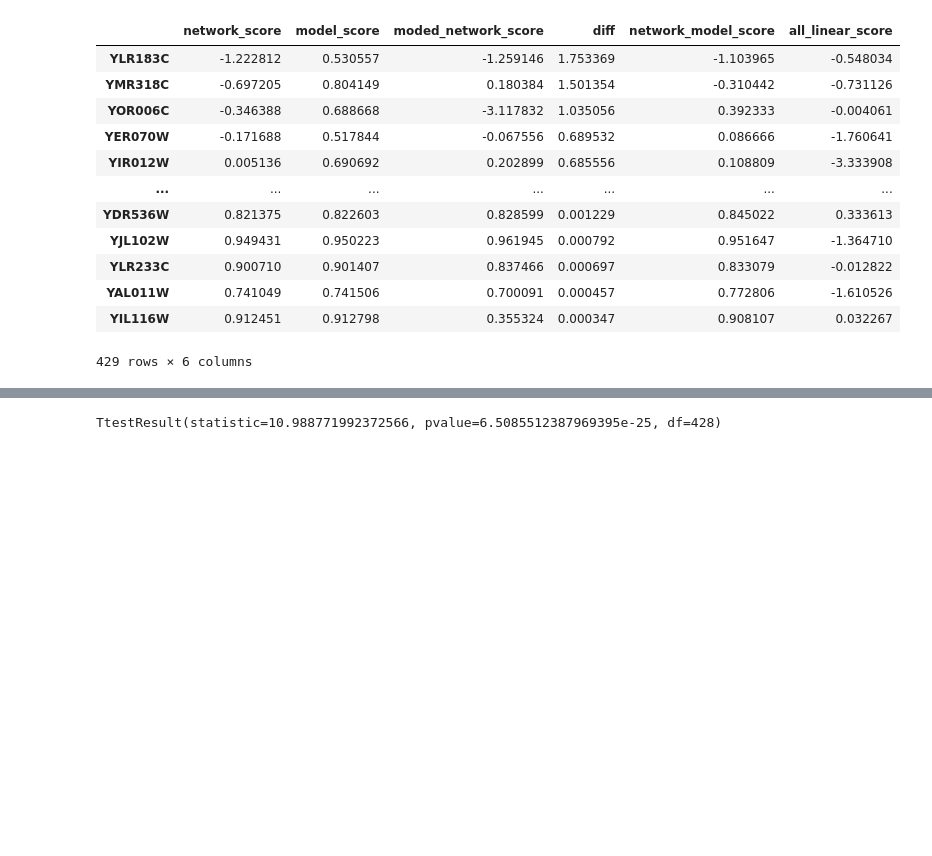
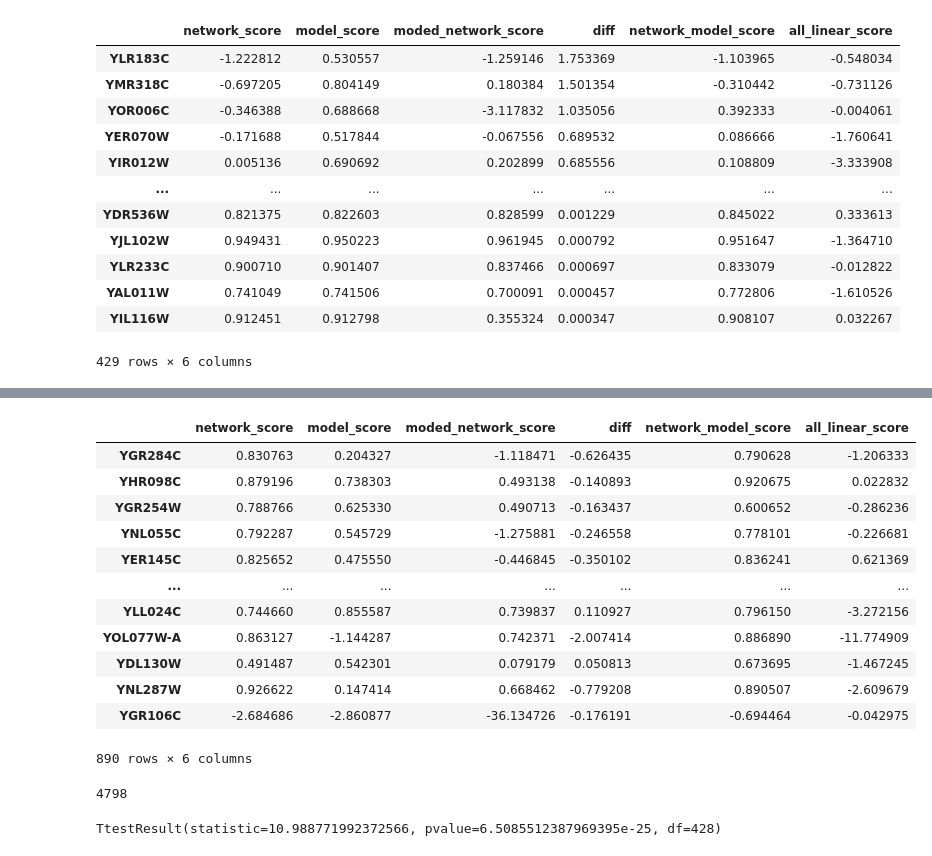
Before and after one commit to IcyFermion/feature_synergy, a Jupyter notebook: network_v_model/yeast_model_network.ipynb, the cells around one changed output, grey strips where cells are left out. Drawn from its saved outputs; the diff is of its cells as text; code cells hidden in the pictures; blank space fills up the shorter version.

```diff
--- a/network_v_model/yeast_model_network.ipynb
+++ b/network_v_model/yeast_model_network.ipynb
@@ -233,3 +279,27 @@ select_df
+# %%
+highly_expressed_out_df
+# %% [output]
+|  | network_score | model_score | moded_network_score | diff | network_model_score | all_linear_score |
+| YGR284C | 0.830763 | 0.204327 | -1.118471 | -0.626435 | 0.790628 | -1.206333 |
+| YHR098C | 0.879196 | 0.738303 | 0.493138 | -0.140893 | 0.920675 | 0.022832 |
+| YGR254W | 0.788766 | 0.625330 | 0.490713 | -0.163437 | 0.600652 | -0.286236 |
+| YNL055C | 0.792287 | 0.545729 | -1.275881 | -0.246558 | 0.778101 | -0.226681 |
+| YER145C | 0.825652 | 0.475550 | -0.446845 | -0.350102 | 0.836241 | 0.621369 |
+| ... | ... | ... | ... | ... | ... | ... |
+| YLL024C | 0.744660 | 0.855587 | 0.739837 | 0.110927 | 0.796150 | -3.272156 |
+| YOL077W-A | 0.863127 | -1.144287 | 0.742371 | -2.007414 | 0.886890 | -11.774909 |
+| YDL130W | 0.491487 | 0.542301 | 0.079179 | 0.050813 | 0.673695 | -1.467245 |
+| YNL287W | 0.926622 | 0.147414 | 0.668462 | -0.779208 | 0.890507 | -2.609679 |
+| YGR106C | -2.684686 | -2.860877 | -36.134726 | -0.176191 | -0.694464 | -0.042975 |
+890 rows × 6 columns
+# %%
+count = 0
+for a, b in zip(target_gene_list, list(target_exp.index[:4897])):
+    if (a != b):
+        count += 1
+print(count)
+# %% [output]
+4798
 # %%
 stats.ttest_rel(select_df['model_score'], select_df['network_model_score'])
 # %% [output]
```
Also changed, not shown: parts of 6 cells of this notebook.
